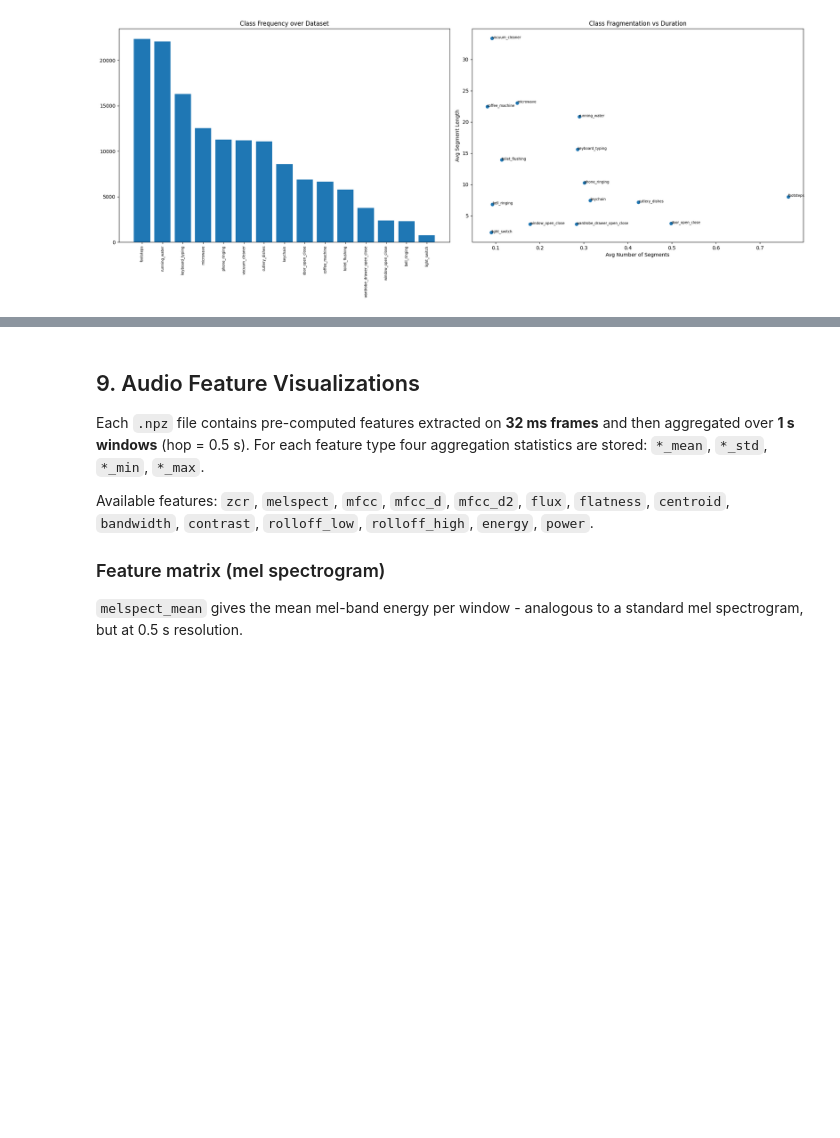
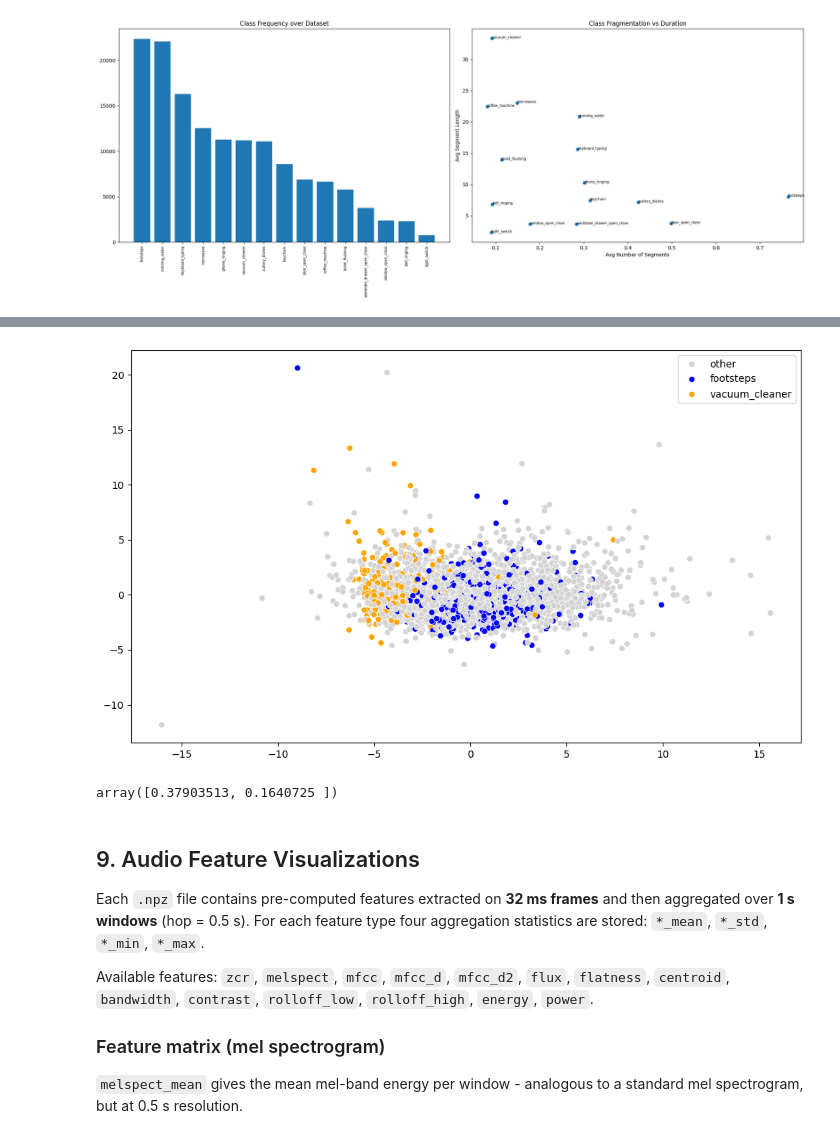
Before and after one commit to LaurinSiebert/mlpc_project, a Jupyter notebook: notebooks/01_data_exploration.ipynb, the cells around one changed output, grey strips where cells are left out. Cells and saved outputs as stored; diff of their text form; code cells hidden in the pictures; blank space fills up the shorter version.

```diff
--- a/notebooks/01_data_exploration.ipynb
+++ b/notebooks/01_data_exploration.ipynb
@@ -40,7 +40,7 @@ import numpy as np
 import pandas as pd
 import matplotlib.pyplot as plt
 
-PATH_TO_DATASET = 'C:/Users/Laurin/Music/MLPC2026_dataset_development'
+PATH_TO_DATASET = 'D:\work_local\mlpc_project\data\MLPC2026_dataset_development'
 
 assert os.path.exists(PATH_TO_DATASET), "The dataset folder 'MLPC2026_dataset' does not exist; download the data set and extract its content."
 assert os.path.exists(os.path.join(PATH_TO_DATASET, 'annotations.csv')), "The file 'MLPC2026_dataset/annotations.csv' does not exist."
@@ -719,6 +719,3 @@ plt.savefig("agreement_plot.png", dpi=300)
 plt.show()
 # %% [output]
 [figure]
-# %%
-ex = load_feature_file(example_file_id)
-print(ex["is_own_recording"].shape)
@@ -849,9 +829,0 @@ plt.show()
-# %%
-# stack data
-rows = []
-
-for file in feature_file_map:
-    data = load_feature_file(file)
-
-    row = {k: data[k] for k in data.files}
-    rows.append(row)
@@ -992,3 +890,44 @@ print(X_flat[:50])
+# %%
+from sklearn.preprocessing import StandardScaler
+from sklearn.decomposition import PCA
+import seaborn as sns
+
+scaler = StandardScaler()
+X_scaled = scaler.fit_transform(scalar_array)
+
+pca = PCA(n_components=2)
+projection = pca.fit_transform(X_scaled)
+
+label_names = [class_names[idx] for idx in label_array]
+target_classes = ["footsteps", "vacuum_cleaner"]
+highlighted_labels = [
+    label if label in target_classes else "other"
+    for label in label_names
+]
+
+palette = {
+    "footsteps": "blue",
+    "vacuum_cleaner": "orange",
+    "other": "lightgray"
+}
+
+plt.figure(figsize=(10, 6))
+sns.scatterplot(
+    x=projection[:, 0],
+    y=projection[:, 1],
+    hue=highlighted_labels,
+    palette=palette
+)
+
+plt.legend()
+plt.tight_layout()
+plt.show()
+# %% [output]
+[figure, added]
+# %%
+pca.explained_variance_ratio_
+# %% [output]
+array([0.37903513, 0.1640725 ])
 # %% [markdown]
 ## 9. Audio Feature Visualizations
 
```
Also changed, not shown: parts of 13 cells of this notebook, 3 other files.
